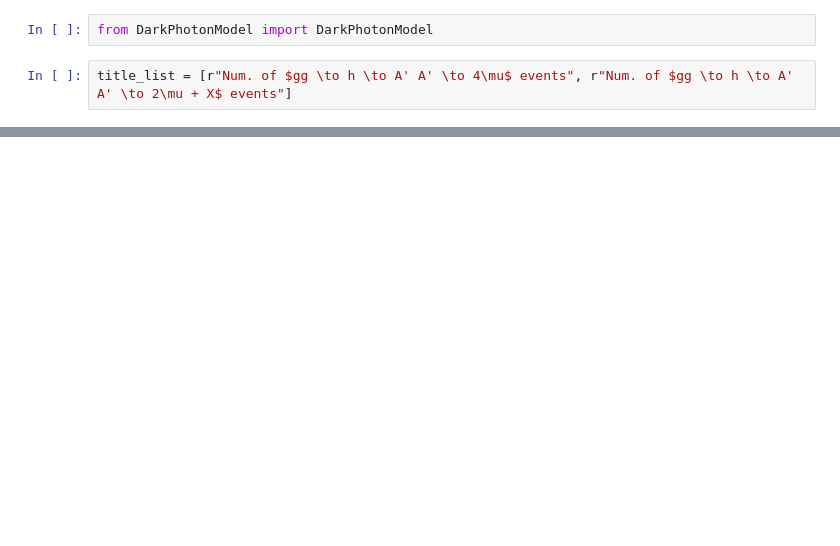
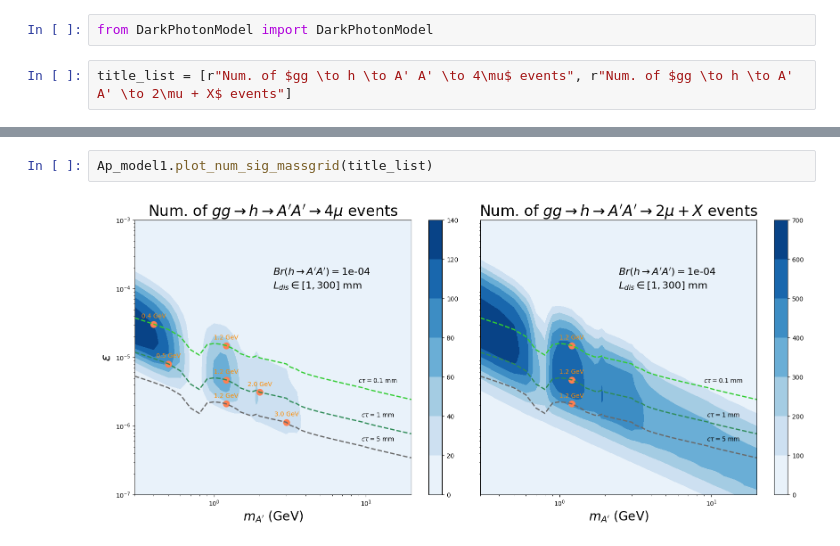
Before and after one commit to kehangbai/dark-photon-sensitivity, a Jupyter notebook: HAHM_signal_plotting.ipynb, the cells around one changed output, grey strips where cells are left out. Cells and saved outputs as stored; diff of their text form; blank space fills up the shorter version.

```diff
--- a/HAHM_signal_plotting.ipynb
+++ b/HAHM_signal_plotting.ipynb
@@ -10,3 +10,7 @@ Ap_model1.plot_num_sig(title_list)
+# %%
+Ap_model1.plot_num_sig_massgrid(title_list)
+# %% [output]
+[figure, added]
 # %%
 Ap_model2 = DarkPhotonModel(BR_hApAp=1e-4, Lmin=0.07, Lmax=0.3)
 Ap_model2.plot_num_sig(title_list)
```
Also changed, not shown: parts of 3 cells of this notebook, 1 other file.
